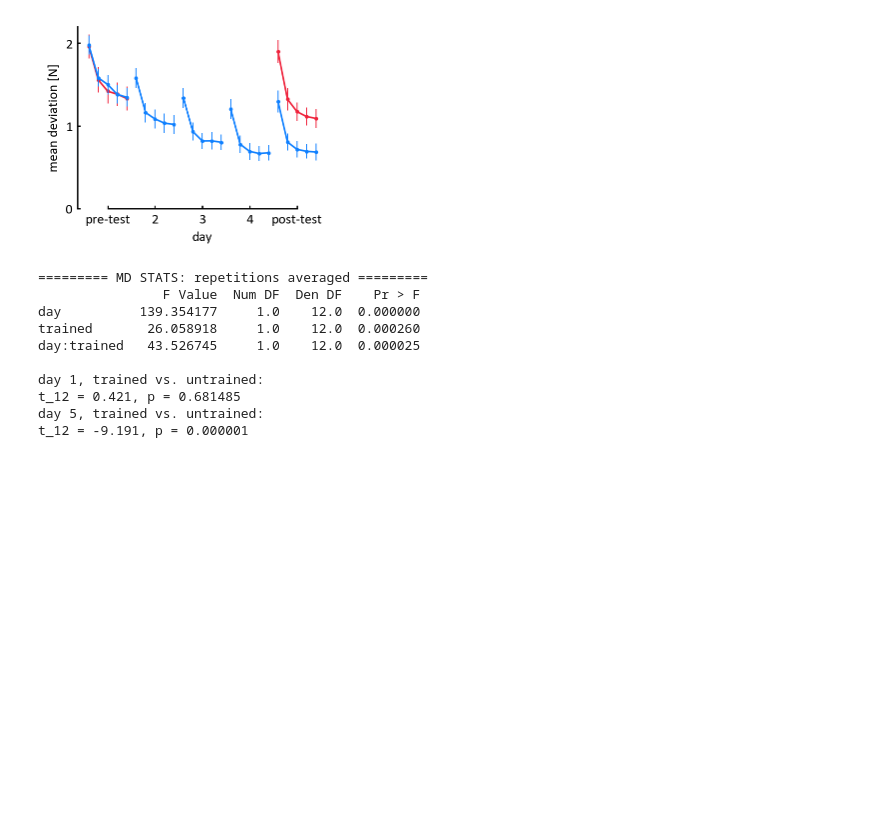
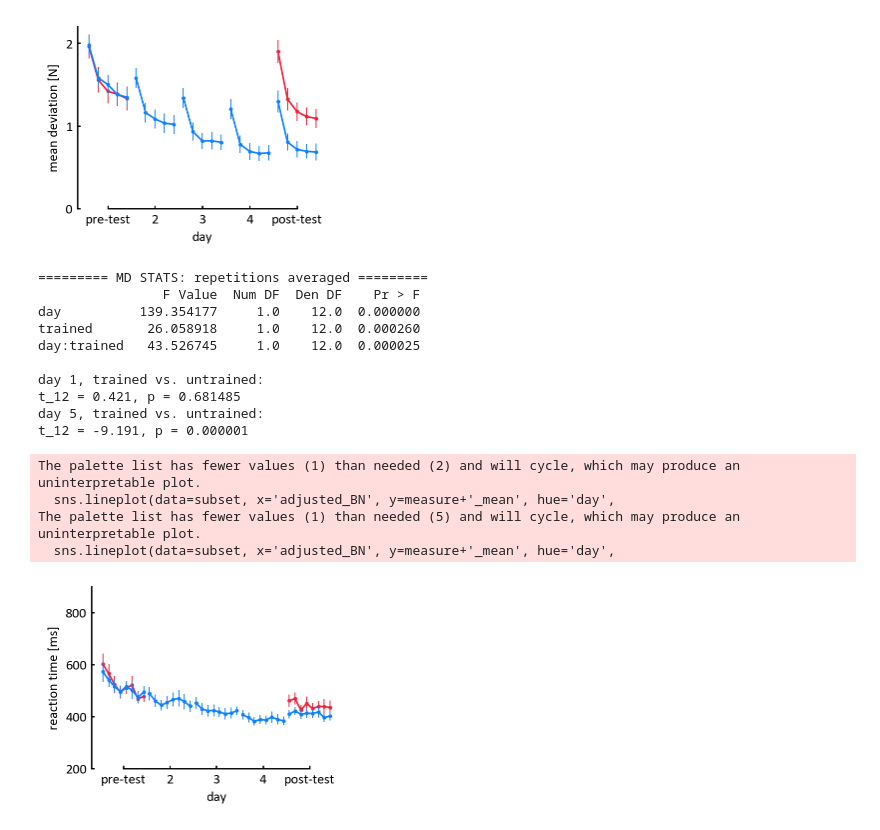
Before and after one commit to alighavam/EFC2, a Jupyter notebook: efc2_notebook.ipynb, the cells around one changed output. Drawn from its saved outputs; the diff is of its cells as text; code cells hidden in the pictures; blank space fills up the shorter version.

Commit message:
+new learning figs

```diff
--- a/efc2_notebook.ipynb
+++ b/efc2_notebook.ipynb
@@ -195,0 +89,19 @@ for chord in ana['chordID'].unique():
+# %%
+import pandas as pd
+from utils.config import *
+import utils.please
+import importlib
+import efc2_paper as paper
+importlib.reload(paper)
+import matplotlib.pyplot as plt
+import numpy as np
+import seaborn as sns
+%config InlineBackend.figure_format = 'retina'
+
+paper.learning_figure(measure='MD', fig_size=[8.2, 6], show_plot=True)
+# %% [output]
+The palette list has fewer values (1) than needed (2) and will cycle, which may produce an uninterpretable plot.
+  sns.lineplot(data=subset, x='adjusted_BN', y=measure+'_mean', hue='day',
+The palette list has fewer values (1) than needed (5) and will cycle, which may produce an uninterpretable plot.
+  sns.lineplot(data=subset, x='adjusted_BN', y=measure+'_mean', hue='day',
+[figure, added]
```
Also changed, not shown: parts of 4 cells of this notebook, 2 other files.
